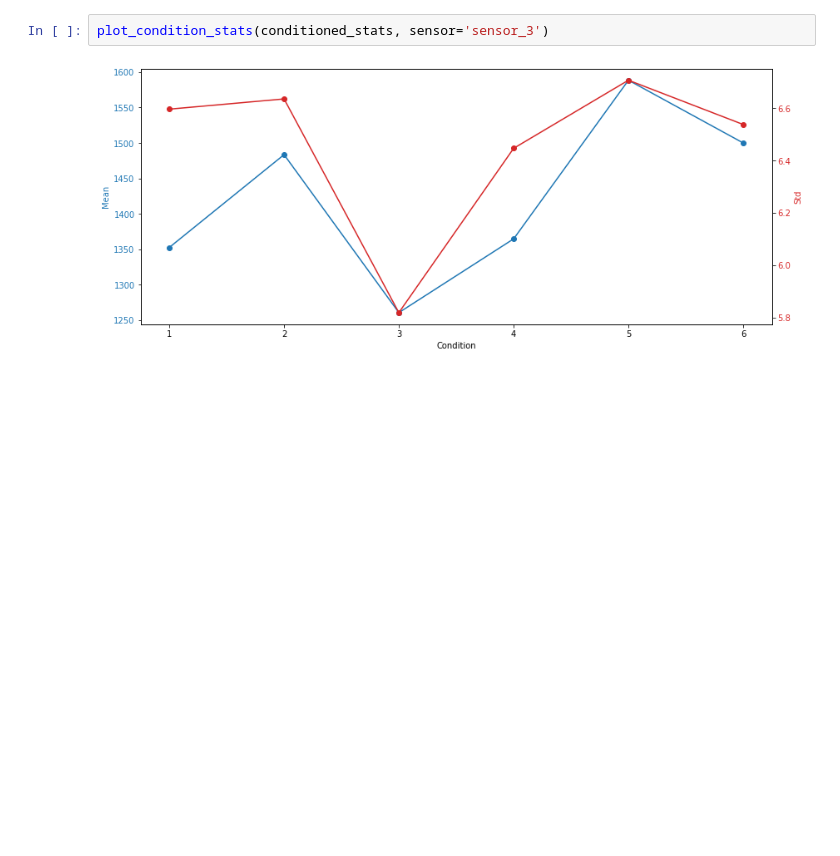
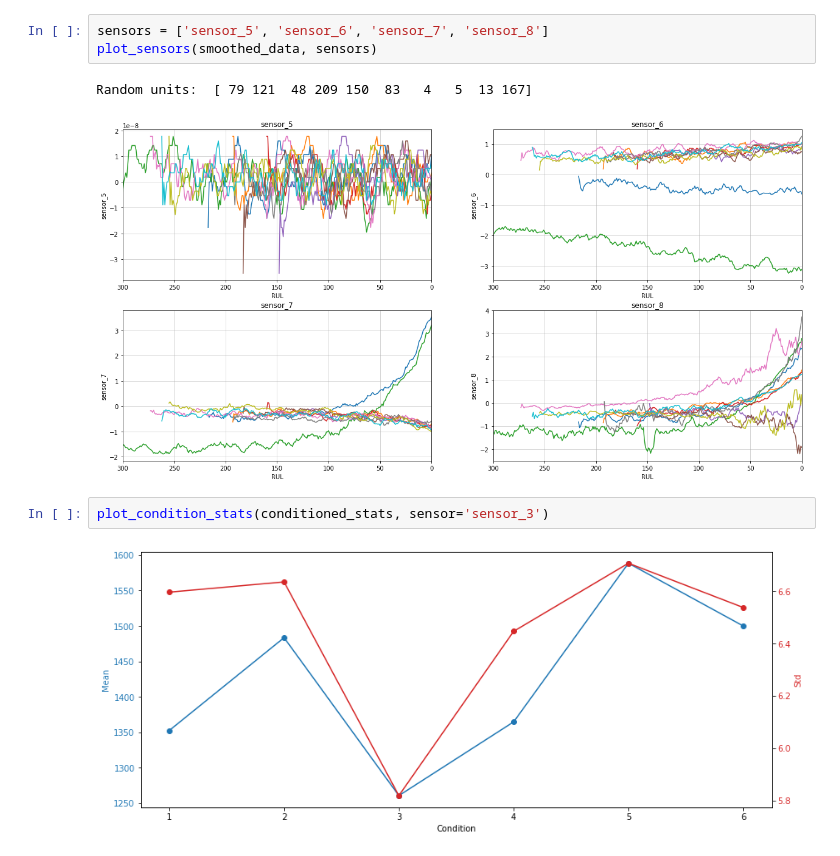
Before and after one commit to TomislavZupanovic/AWSBlackBelt-Capstone, a Jupyter notebook: EDA_notebooks/initial_phase.ipynb, the cells around one changed output. Saved outputs shown, nothing was run; the diff lists cells and outputs as text; blank space fills up the shorter version.

```diff
--- a/EDA_notebooks/initial_phase.ipynb
+++ b/EDA_notebooks/initial_phase.ipynb
@@ -161,3 +274,9 @@ conditioned_stats = get_condition_stats(data)
+# %%
+sensors = ['sensor_5', 'sensor_6', 'sensor_7', 'sensor_8']
+plot_sensors(smoothed_data, sensors)
+# %% [output]
+Random units:  [ 79 121  48 209 150  83   4   5  13 167]
+[figure, added]
 # %%
 plot_condition_stats(conditioned_stats, sensor='sensor_3')
 # %% [output]
```
Also changed, not shown: parts of 6 cells of this notebook, 1 other file.
